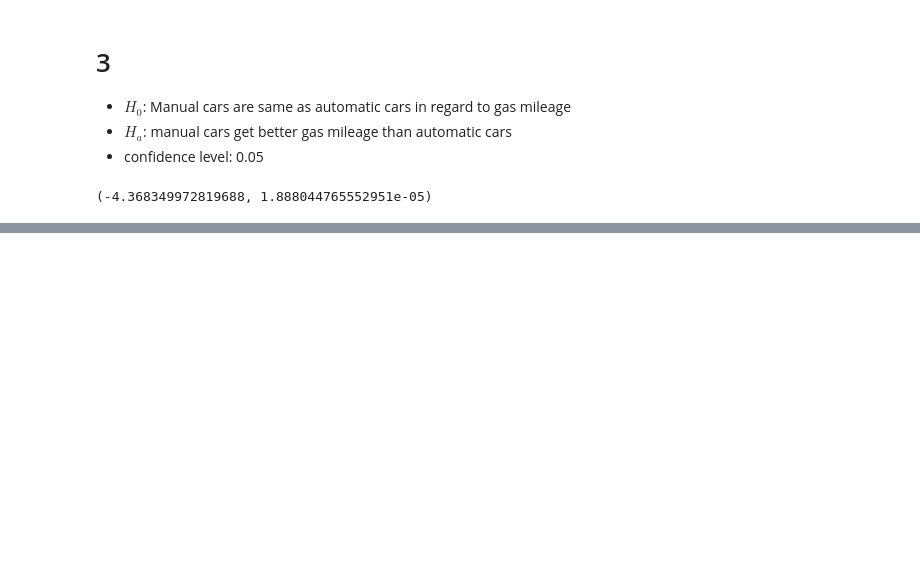
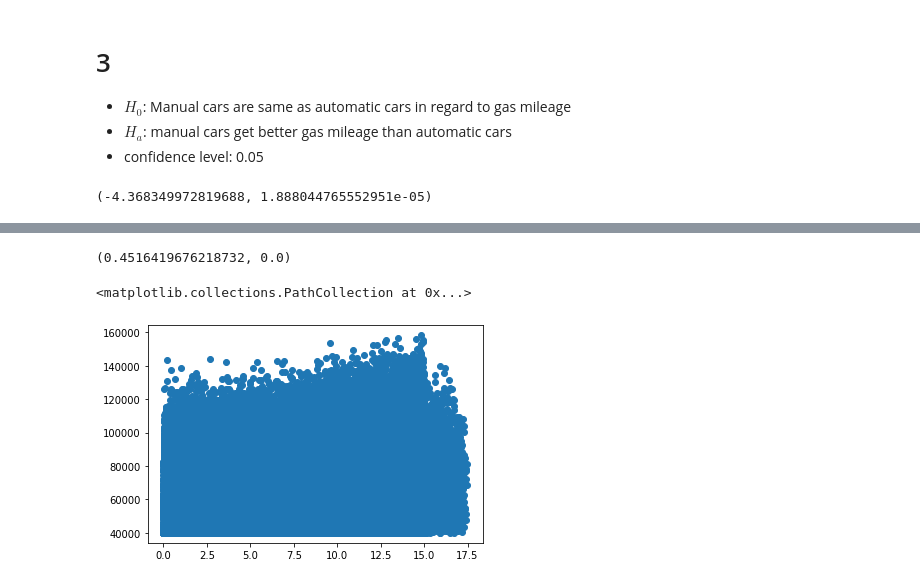
Before and after one commit to sunwenliang14/statistics-exercises, a Jupyter notebook: hypothesis_testing.ipynb, the cells around one changed output, grey strips where cells are left out. Saved outputs shown, nothing was run; the diff lists cells and outputs as text; code cells hidden in the pictures; blank space fills up the shorter version.

```diff
--- a/hypothesis_testing.ipynb
+++ b/hypothesis_testing.ipynb
@@ -219,0 +338,9 @@ tstat, p
+# %%
+stats.pearsonr(x,y)
+# %% [output]
+(0.4516419676218732, 0.0)
+# %%
+plt.scatter(employees.tenure, employees.salary)
+# %% [output]
+<matplotlib.collections.PathCollection at 0x...>
+[figure, added]
```
Also changed, not shown: parts of 15 cells of this notebook.
